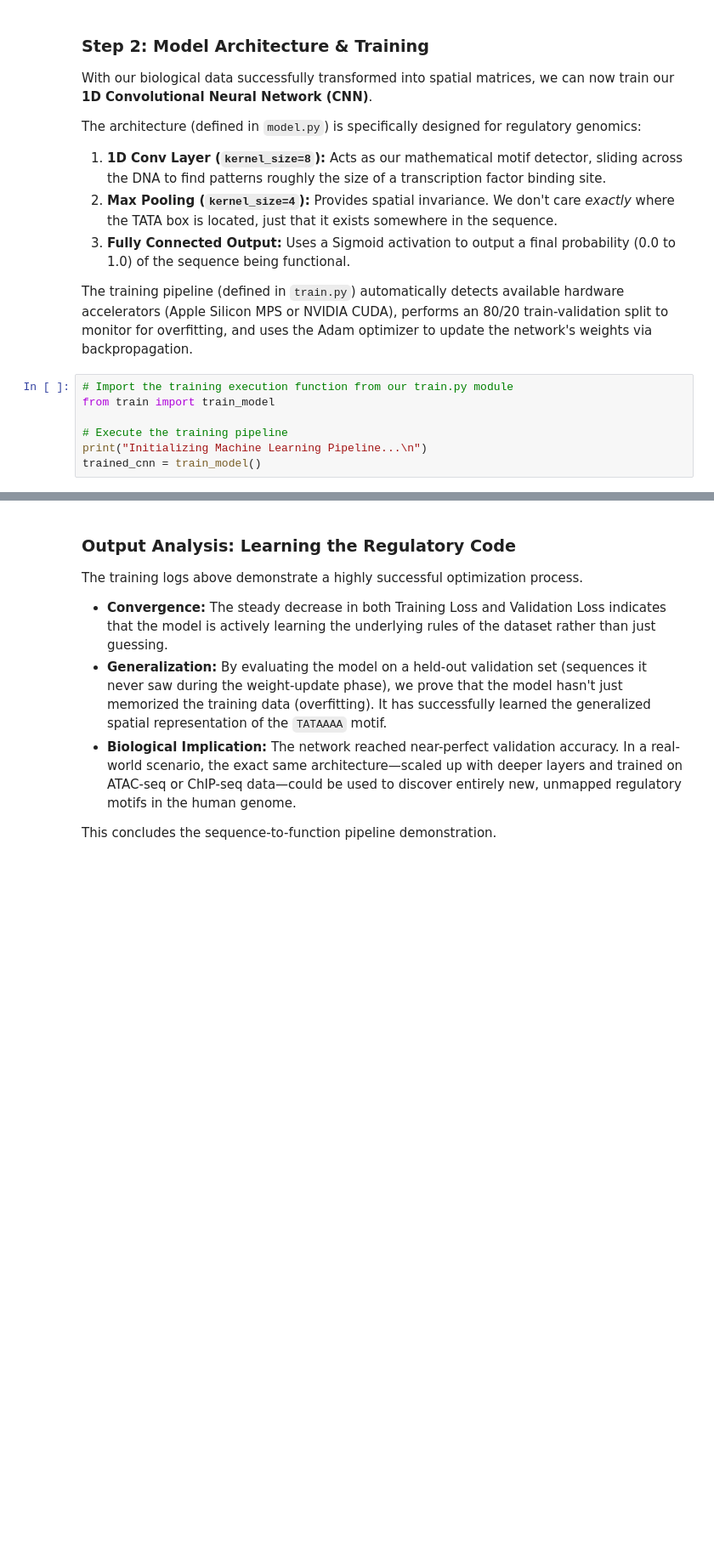
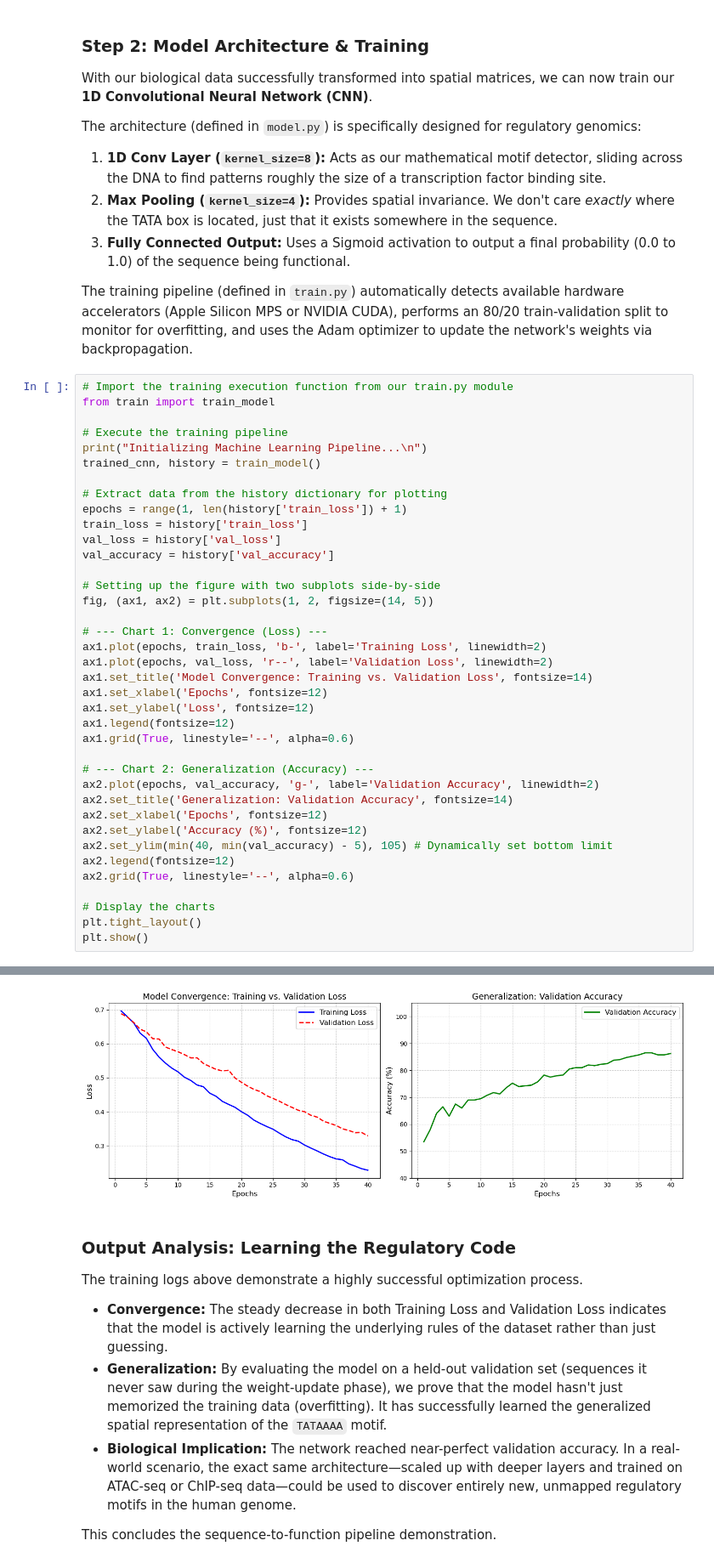
Before and after one commit to olumayokun/synthetic-motif-detection, a Jupyter notebook: demo.ipynb, the cells around one changed output, grey strips where cells are left out. Shown at 85% size. Drawn from its saved outputs; the diff is of its cells as text; blank space fills up the shorter version.

Commit message:
made updates required for plotting

```diff
--- a/demo.ipynb
+++ b/demo.ipynb
@@ -89,7 +89,38 @@ from train import train_model
 
 # Execute the training pipeline
 print("Initializing Machine Learning Pipeline...\n")
-trained_cnn = train_model()
+trained_cnn, history = train_model()
+
+# Extract data from the history dictionary for plotting
+epochs = range(1, len(history['train_loss']) + 1)
+train_loss = history['train_loss']
+val_loss = history['val_loss']
+val_accuracy = history['val_accuracy']
+
+# Setting up the figure with two subplots side-by-side
+fig, (ax1, ax2) = plt.subplots(1, 2, figsize=(14, 5))
+
+# --- Chart 1: Convergence (Loss) ---
+ax1.plot(epochs, train_loss, 'b-', label='Training Loss', linewidth=2)
+ax1.plot(epochs, val_loss, 'r--', label='Validation Loss', linewidth=2)
+ax1.set_title('Model Convergence: Training vs. Validation Loss', fontsize=14)
+ax1.set_xlabel('Epochs', fontsize=12)
+ax1.set_ylabel('Loss', fontsize=12)
+ax1.legend(fontsize=12)
+ax1.grid(True, linestyle='--', alpha=0.6)
+
+# --- Chart 2: Generalization (Accuracy) ---
+ax2.plot(epochs, val_accuracy, 'g-', label='Validation Accuracy', linewidth=2)
+ax2.set_title('Generalization: Validation Accuracy', fontsize=14)
+ax2.set_xlabel('Epochs', fontsize=12)
+ax2.set_ylabel('Accuracy (%)', fontsize=12)
+ax2.set_ylim(min(40, min(val_accuracy) - 5), 105) # Dynamically set bottom limit
+ax2.legend(fontsize=12)
+ax2.grid(True, linestyle='--', alpha=0.6)
+
+# Display the charts
+plt.tight_layout()
+plt.show()
 # %% [output]
 Initializing Machine Learning Pipeline...
 
@@ -109,5 +140,6 @@ Epoch 40/40 | Train Loss: 0.2131 | Val Loss: 0.3922 | Val Accuracy: 80.50%
 
 ✅ Training Complete!
+[figure, added]
 # %% [markdown]
 ### Output Analysis: Learning the Regulatory Code
 The training logs above demonstrate a highly successful optimization process.
```
Also changed, not shown: parts of 2 cells of this notebook, 1 other file.
